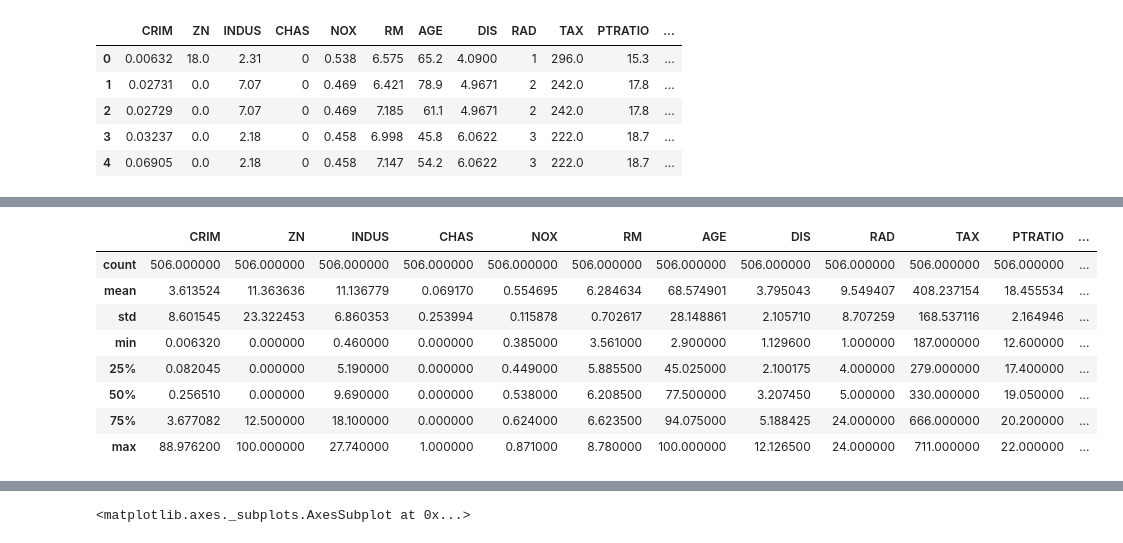
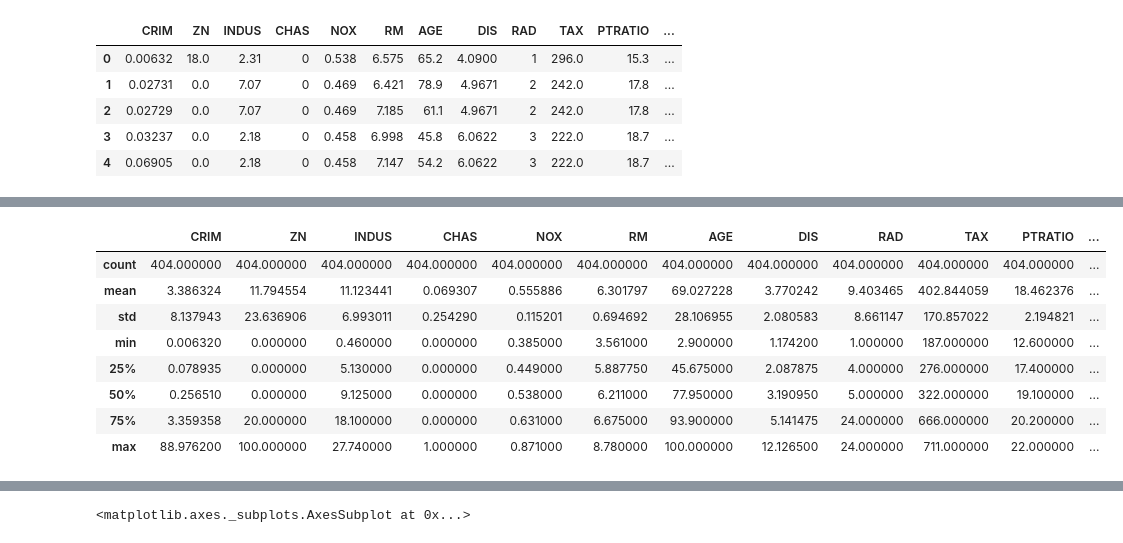
Before and after one commit to ngoeldner/Machine-Learning-Summer-Course-, a Jupyter notebook: BostonHousing.ipynb, the cells around one changed output, grey strips where cells are left out. Drawn from its saved outputs; the diff is of its cells as text; code cells hidden in the pictures.

```diff
--- a/BostonHousing.ipynb
+++ b/BostonHousing.ipynb
@@ -56,0 +64,2 @@ data = pd.read_csv('/housing.csv', header=None, delimiter=r"\s+", names=column_n
+# %%
+data = pd.read_csv('/boston_housing.csv', index_col=0)
@@ -90,0 +114,5 @@ data.head(5)
+# %%
+data_X_train = pd.DataFrame( data= X_train, columns=X.columns, index=X.index)
+data_y_train = pd.DataFrame( data= y_train, columns=['MEDV'], index=X.index)
+# %%
+data_train = pd.concat([data_X_train, data_y_train], axis=1)
@@ -91,14 +135,14 @@ data.head(5)
 # %%
-data.describe()
+data_train.describe()
 # %% [output]
 |  | CRIM | ZN | INDUS | CHAS | NOX | RM | AGE | DIS | RAD | TAX | PTRATIO | ... |
-| count | 506.000000 | 506.000000 | 506.000000 | 506.000000 | 506.000000 | 506.000000 | 506.000000 | 506.000000 | 506.000000 | 506.000000 | 506.000000 | ... |
-| mean | 3.613524 | 11.363636 | 11.136779 | 0.069170 | 0.554695 | 6.284634 | 68.574901 | 3.795043 | 9.549407 | 408.237154 | 18.455534 | ... |
-| std | 8.601545 | 23.322453 | 6.860353 | 0.253994 | 0.115878 | 0.702617 | 28.148861 | 2.105710 | 8.707259 | 168.537116 | 2.164946 | ... |
-| min | 0.006320 | 0.000000 | 0.460000 | 0.000000 | 0.385000 | 3.561000 | 2.900000 | 1.129600 | 1.000000 | 187.000000 | 12.600000 | ... |
-| 25% | 0.082045 | 0.000000 | 5.190000 | 0.000000 | 0.449000 | 5.885500 | 45.025000 | 2.100175 | 4.000000 | 279.000000 | 17.400000 | ... |
-| 50% | 0.256510 | 0.000000 | 9.690000 | 0.000000 | 0.538000 | 6.208500 | 77.500000 | 3.207450 | 5.000000 | 330.000000 | 19.050000 | ... |
-| 75% | 3.677082 | 12.500000 | 18.100000 | 0.000000 | 0.624000 | 6.623500 | 94.075000 | 5.188425 | 24.000000 | 666.000000 | 20.200000 | ... |
+| count | 404.000000 | 404.000000 | 404.000000 | 404.000000 | 404.000000 | 404.000000 | 404.000000 | 404.000000 | 404.000000 | 404.000000 | 404.000000 | ... |
+| mean | 3.386324 | 11.794554 | 11.123441 | 0.069307 | 0.555886 | 6.301797 | 69.027228 | 3.770242 | 9.403465 | 402.844059 | 18.462376 | ... |
+| std | 8.137943 | 23.636906 | 6.993011 | 0.254290 | 0.115201 | 0.694692 | 28.106955 | 2.080583 | 8.661147 | 170.857022 | 2.194821 | ... |
+| min | 0.006320 | 0.000000 | 0.460000 | 0.000000 | 0.385000 | 3.561000 | 2.900000 | 1.174200 | 1.000000 | 187.000000 | 12.600000 | ... |
+| 25% | 0.078935 | 0.000000 | 5.130000 | 0.000000 | 0.449000 | 5.887750 | 45.675000 | 2.087875 | 4.000000 | 276.000000 | 17.400000 | ... |
+| 50% | 0.256510 | 0.000000 | 9.125000 | 0.000000 | 0.538000 | 6.211000 | 77.950000 | 3.190950 | 5.000000 | 322.000000 | 19.100000 | ... |
+| 75% | 3.359358 | 20.000000 | 18.100000 | 0.000000 | 0.631000 | 6.675000 | 93.900000 | 5.141475 | 24.000000 | 666.000000 | 20.200000 | ... |
 | max | 88.976200 | 100.000000 | 27.740000 | 1.000000 | 0.871000 | 8.780000 | 100.000000 | 12.126500 | 24.000000 | 711.000000 | 22.000000 | ... |
 # %%
 %matplotlib inline
```
Also changed, not shown: parts of 19 cells of this notebook.
